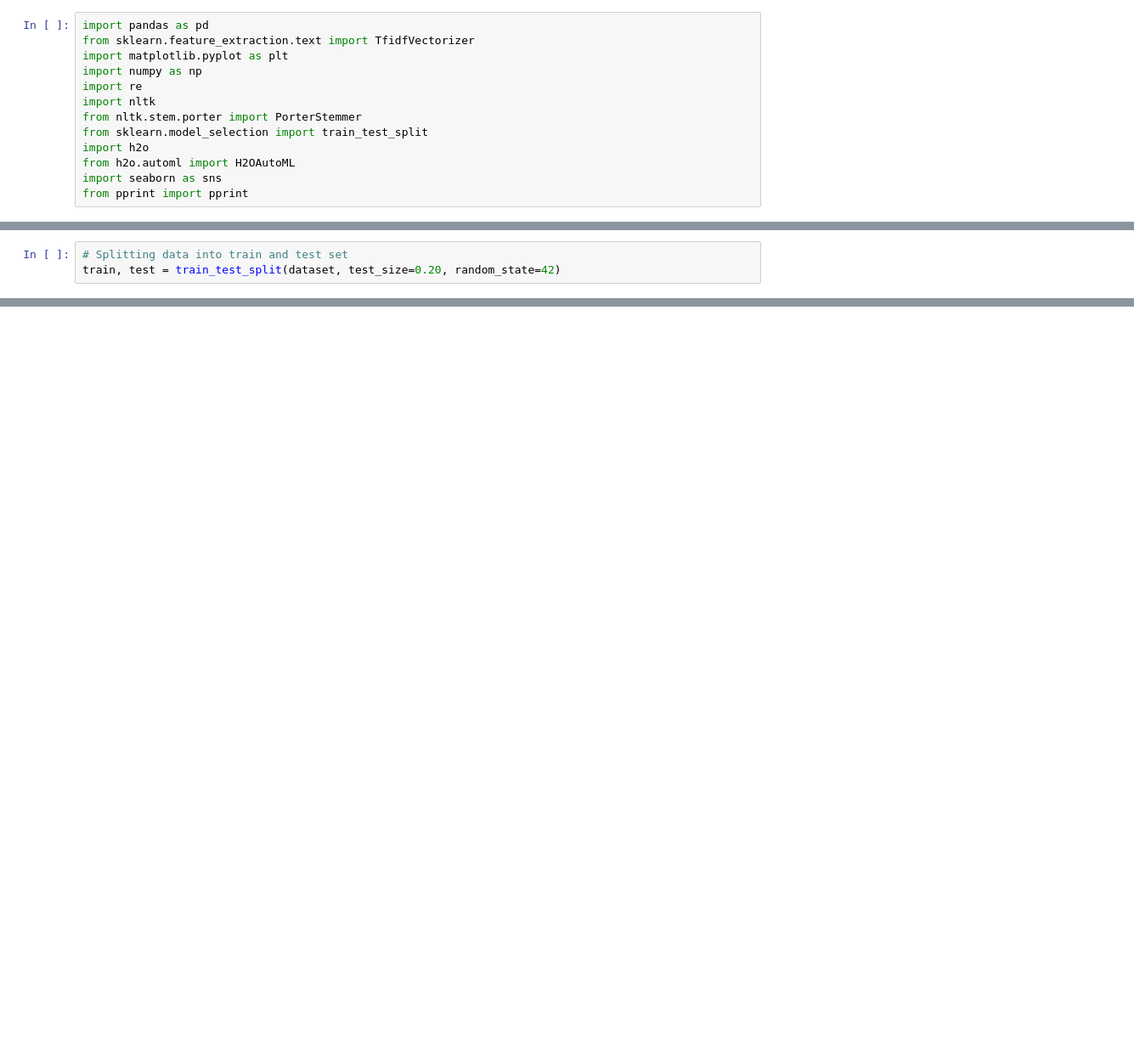
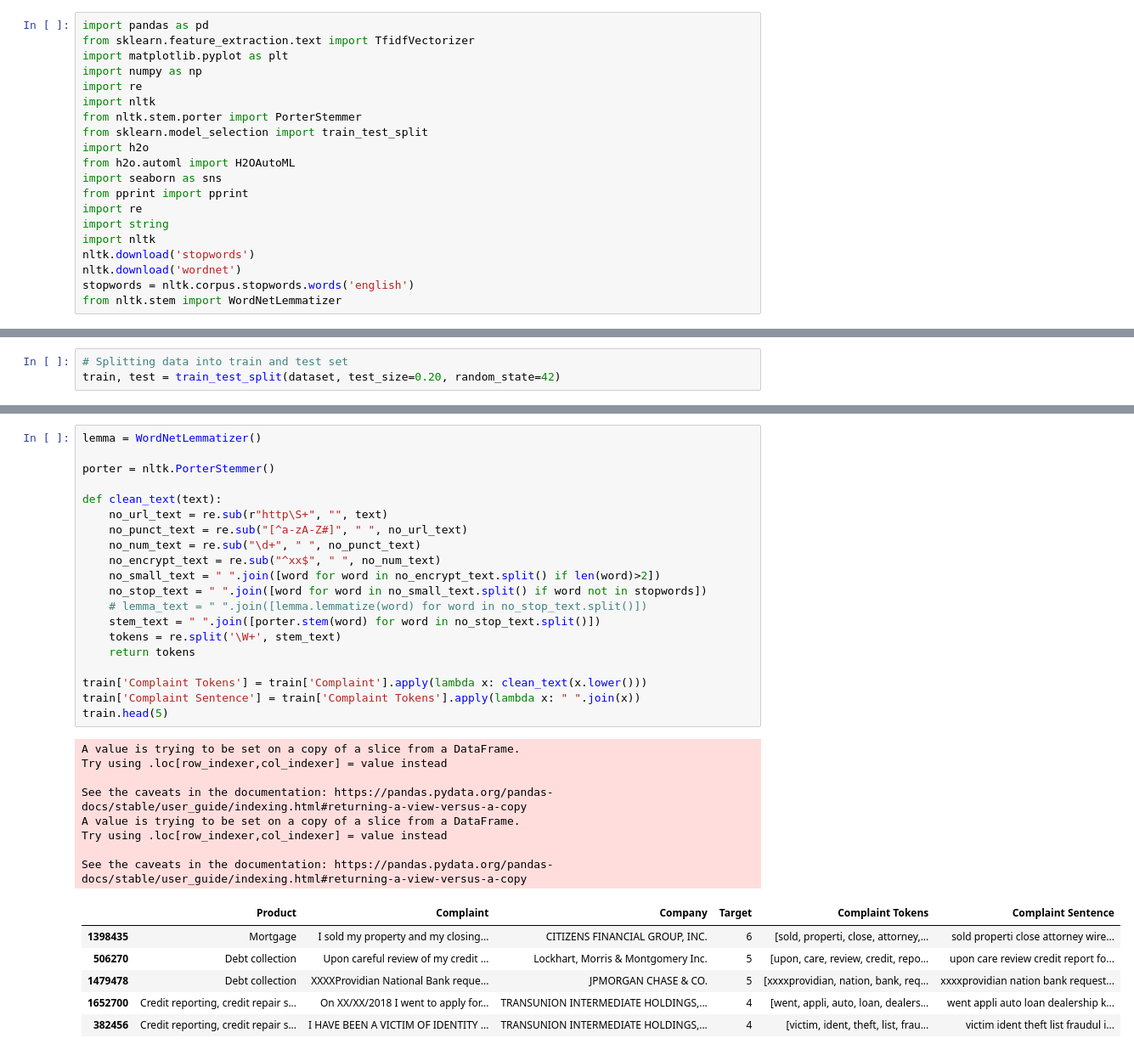
Before and after one commit to piyush-bhandari-commits/ml-projects, a Jupyter notebook: Text_Classification_AutoML_and_TF_IDF.ipynb, the cells around one changed output, grey strips where cells are left out. Shown: that part at 85% size. Saved outputs shown, nothing was run; the diff lists cells and outputs as text; blank space fills up the shorter version.

```diff
--- a/Text_Classification_AutoML_and_TF_IDF.ipynb
+++ b/Text_Classification_AutoML_and_TF_IDF.ipynb
@@ -40,3 +50,10 @@ import h2o
 from h2o.automl import H2OAutoML
 import seaborn as sns
 from pprint import pprint
+import re
+import string
+import nltk
+nltk.download('stopwords')
+nltk.download('wordnet')
+stopwords = nltk.corpus.stopwords.words('english')
+from nltk.stem import WordNetLemmatizer
@@ -244,0 +272,35 @@ pprint (train['Complaint'].values[28])
+# %%
+lemma = WordNetLemmatizer()
+
+porter = nltk.PorterStemmer()
+
+def clean_text(text):
+    no_url_text = re.sub(r"http\S+", "", text)
+    no_punct_text = re.sub("[^a-zA-Z#]", " ", no_url_text)
+    no_num_text = re.sub("\d+", " ", no_punct_text)
+    no_encrypt_text = re.sub("^xx$", " ", no_num_text)
+    no_small_text = " ".join([word for word in no_encrypt_text.split() if len(word)>2])
+    no_stop_text = " ".join([word for word in no_small_text.split() if word not in stopwords])
+    # lemma_text = " ".join([lemma.lemmatize(word) for word in no_stop_text.split()])
+    stem_text = " ".join([porter.stem(word) for word in no_stop_text.split()])
+    tokens = re.split('\W+', stem_text)
+    return tokens
+
+train['Complaint Tokens'] = train['Complaint'].apply(lambda x: clean_text(x.lower()))
+train['Complaint Sentence'] = train['Complaint Tokens'].apply(lambda x: " ".join(x))
+train.head(5)
+# %% [output]
+A value is trying to be set on a copy of a slice from a DataFrame.
+Try using .loc[row_indexer,col_indexer] = value instead
+
+See the caveats in the documentation: https://pandas.pydata.org/pandas-docs/stable/user_guide/indexing.html#returning-a-view-versus-a-copy
+A value is trying to be set on a copy of a slice from a DataFrame.
+Try using .loc[row_indexer,col_indexer] = value instead
+
+See the caveats in the documentation: https://pandas.pydata.org/pandas-docs/stable/user_guide/indexing.html#returning-a-view-versus-a-copy
+|  | Product | Complaint | Company | Target | Complaint Tokens | Complaint Sentence |
+| 1398435 | Mortgage | I sold my property and my closing... | CITIZENS FINANCIAL GROUP, INC. | 6 | [sold, properti, close, attorney,... | sold properti close attorney wire... |
+| 506270 | Debt collection | Upon careful review of my credit ... | Lockhart, Morris & Montgomery Inc. | 5 | [upon, care, review, credit, repo... | upon care review credit report fo... |
+| 1479478 | Debt collection | XXXXProvidian National Bank reque... | JPMORGAN CHASE & CO. | 5 | [xxxxprovidian, nation, bank, req... | xxxxprovidian nation bank request... |
+| 1652700 | Credit reporting, credit repair s... | On XX/XX/2018 I went to apply for... | TRANSUNION INTERMEDIATE HOLDINGS,... | 4 | [went, appli, auto, loan, dealers... | went appli auto loan dealership k... |
+| 382456 | Credit reporting, credit repair s... | I HAVE BEEN A VICTIM OF IDENTITY ... | TRANSUNION INTERMEDIATE HOLDINGS,... | 4 | [victim, ident, theft, list, frau... | victim ident theft list fraudul i... |
```
Also changed, not shown: parts of 24 cells of this notebook.
